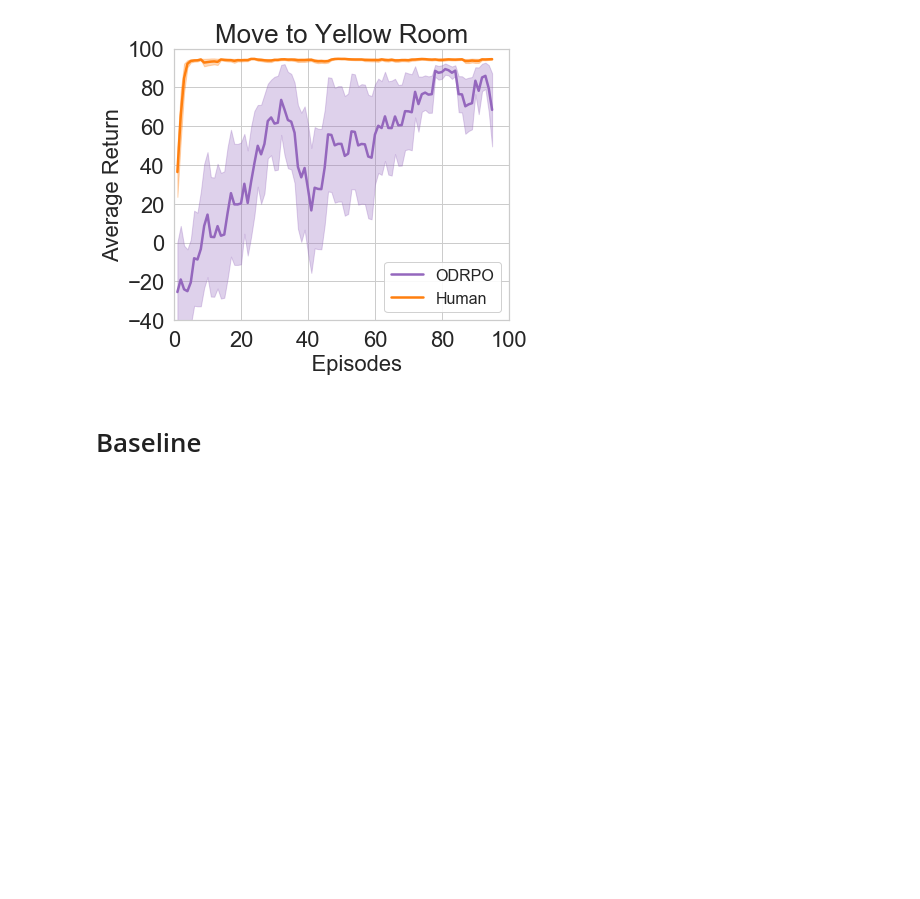
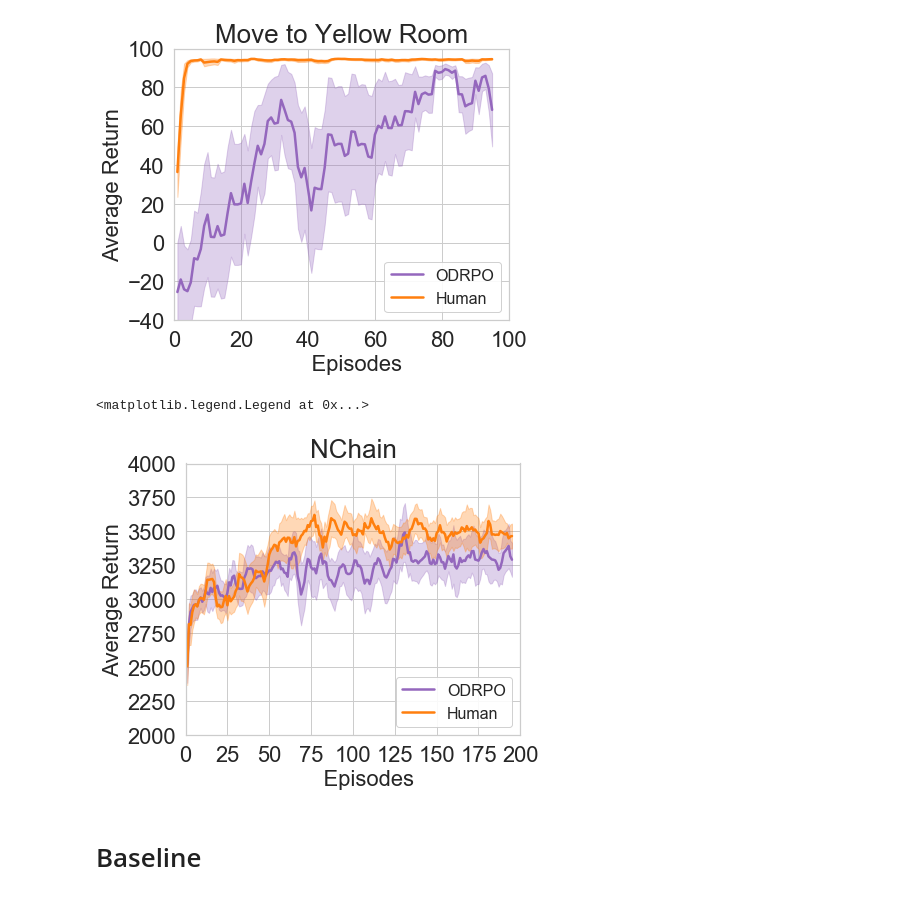
Before and after one commit to kadysongbb/efficient-wpo, a Jupyter notebook: tabular/grid_view_training.ipynb, the cells around one changed output. Cells and saved outputs as stored; diff of their text form; code cells hidden in the pictures; blank space fills up the shorter version.

```diff
--- a/tabular/grid_view_training.ipynb
+++ b/tabular/grid_view_training.ipynb
@@ -33,7 +33,7 @@ def find_moving_avg(data, window_size):
         return smoothed_avg, smoothed_avg-0.5*smoothed_std, smoothed_avg+0.5*smoothed_std
 
 
-def df_plot(dfs, x, y, isYelloRoom, ylim=None, xlim=None, legend_loc='best'):
+def df_plot(dfs, x, y, isYelloRoom, isNChain, ylim=None, xlim=None, legend_loc='best'):
     """ Plot y vs. x curves from pandas dataframe(s)
 
     Args:
@@ -58,6 +58,10 @@ def df_plot(dfs, x, y, isYelloRoom, ylim=None, xlim=None, legend_loc='best'):
         min_len = 100
         y_val = np.zeros((n,100))
         plt.title('Move to Yellow Room', fontsize = 26)
+    else:
+        min_len = 200
+        y_val = np.zeros((n,200))
+        plt.title('NChain', fontsize = 26)
 
     i = 0
     for df, name in dfs:
@@ -152,6 +126,42 @@ plt.legend(fontsize=16, loc='lower right')
 # %% [output]
 <matplotlib.legend.Legend at 0x...>
 [figure]
+# %%
+isYellowRoom = False
+isNChain = True
+
+odrpo_path = ['log_files/NChain-v0_DR-Wass_Batch=1/Jan-14_12:20:13/log.csv', 'log_files/NChain-v0_DR-Wass_Batch=1/Jan-14_12:19:12/log.csv',
+              'log_files/NChain-v0_DR-Wass_Batch=1/Jan-14_12:21:47/log.csv', 'log_files/NChain-v0_DR-Wass_Batch=1/Jan-14_12:24:50/log.csv',
+              'log_files/NChain-v0_DR-Wass_Batch=1/Jan-14_12:26:49/log.csv']
+odrpo_human_path = ['log_files/NChain-v0_DR-Wass-Human_Batch=1/Jan-14_11:55:04/log.csv', 'log_files/NChain-v0_DR-Wass-Human_Batch=1/Jan-14_12:18:01/log.csv',
+                    'log_files/NChain-v0_DR-Wass-Human_Batch=1/Jan-14_12:23:03/log.csv', 'log_files/NChain-v0_DR-Wass-Human_Batch=1/Jan-14_12:25:57/log.csv',
+                    'log_files/NChain-v0_DR-Wass-Human_Batch=1/Jan-14_12:27:53/log.csv']
+
+odrpo_dataframes = []
+odrpo_names = []
+for filepath in odrpo_path:
+    odrpo_names.append(filepath.split('/')[1])
+    odrpo_dataframes.append(pd.read_csv(filepath))
+odrpo_data = list(zip(odrpo_dataframes, odrpo_names))
+
+odrpo_human_dataframes = []
+odrpo_human_names = []
+for filepath in odrpo_human_path:
+    odrpo_human_names.append(filepath.split('/')[1])
+    odrpo_human_dataframes.append(pd.read_csv(filepath))
+odrpo_human_data = list(zip(odrpo_human_dataframes, odrpo_human_names))
+# %%
+ylim = [2000,4000]
+xlim = [0, 200]
+
+df_plot(odrpo_data, '_Episode', ['_AvgRewardSum'], isYellowRoom, isNChain, ylim, xlim)
+df_plot(odrpo_human_data, '_Episode', ['_AvgRewardSum'], isYellowRoom, isNChain, ylim, xlim)
+
+plt.rcParams["legend.framealpha"] = 0.9
+plt.legend(fontsize=16, loc='lower right')
+# %% [output]
+<matplotlib.legend.Legend at 0x...>
+[figure, added]
 # %% [markdown]
 # Baseline
 # %%
```
Also changed, not shown: parts of 5 cells of this notebook, 23 other files.
